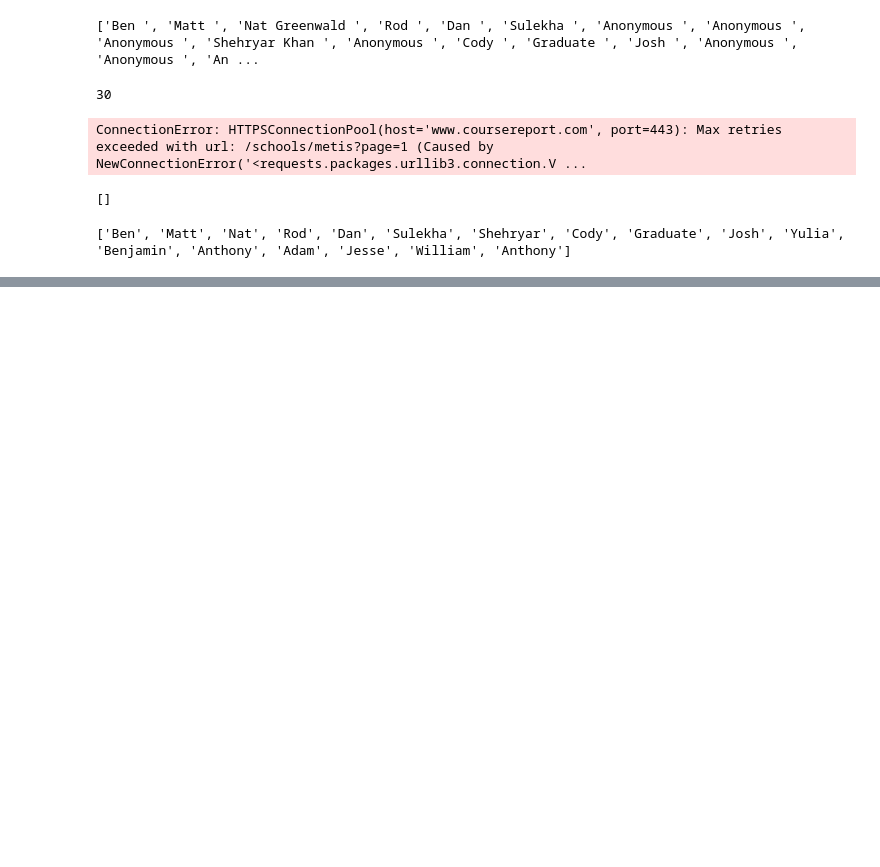
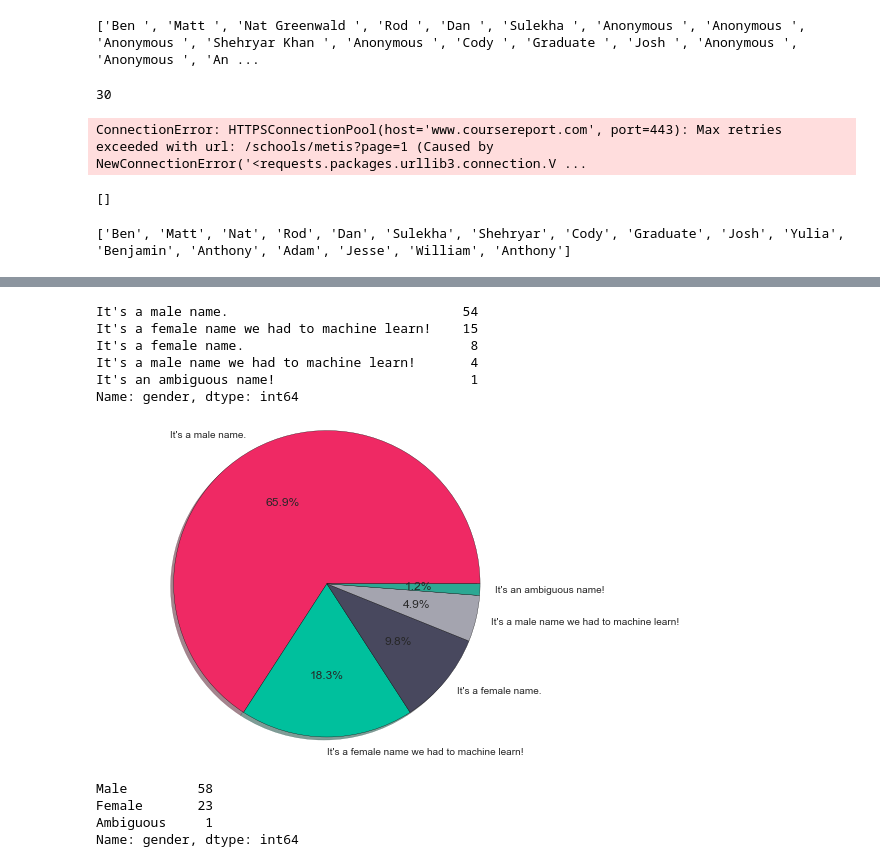
Before and after one commit to Rogerh91/Springboard-DS2, a Jupyter notebook: Springboard DS2 Capstone Project - Diversity in Bootcamps.ipynb, the cells around one changed output, grey strips where cells are left out. Drawn from its saved outputs; the diff is of its cells as text; code cells hidden in the pictures; blank space fills up the shorter version.

```diff
--- a/Springboard DS2 Capstone Project - Diversity in Bootcamps.ipynb
+++ b/Springboard DS2 Capstone Project - Diversity in Bootcamps.ipynb
@@ -27,3 +27,4 @@ mlp.use("TKAgg")
 %matplotlib inline
 import matplotlib.pyplot as plt
 import seaborn as sns
+mlp.rcParams.update({'font.family': "Open Sans", 'font.size' : 16})
@@ -625,0 +570,7 @@ dtype: int64
+# %%
+namedict = {"name": namename, "gender":namegender}
+# %%
+naming = pd.DataFrame(namedict)
+# %%
+namingfinal = naming.set_index("name")
+namingfinal.head(3)
@@ -625,0 +583,31 @@ dtype: int64
+# %%
+naming.gender.value_counts()
+# %% [output]
+It's a male name.                              54
+It's a female name we had to machine learn!    15
+It's a female name.                             8
+It's a male name we had to machine learn!       4
+It's an ambiguous name!                         1
+Name: gender, dtype: int64
+# %%
+labels = ["It's a male name.", "It's a female name we had to machine learn!", "It's a female name.", "It's a male name we had to machine learn!", "It's an ambiguous name!"]
+colors = ['#ef2964', '#00c09d', '#48485e', '#a4a4af', '#2ca893', '#7d7f89', '#efeff6']
+plt.pie(naming.gender.value_counts(), autopct='%1.1f%%', shadow= True, colors = colors, labels = labels)
+plt.axis('equal')
+plt.show()
+# %% [output]
+[figure, added]
+# %%
+mf = {"It's a female name we had to machine learn!" : "Female",
+      "It's a female name." : "Female",
+      "It's a male name we had to machine learn!" : "Male",
+      "It's a male name." : "Male",
+      "It's an ambiguous name!" : "Ambiguous"
+      }
+namingclean = naming.replace({"gender" : mf})
+namingclean.gender.value_counts()
+# %% [output]
+Male         58
+Female       23
+Ambiguous     1
+Name: gender, dtype: int64
```
Also changed, not shown: parts of 54 cells of this notebook, 1 other file.
